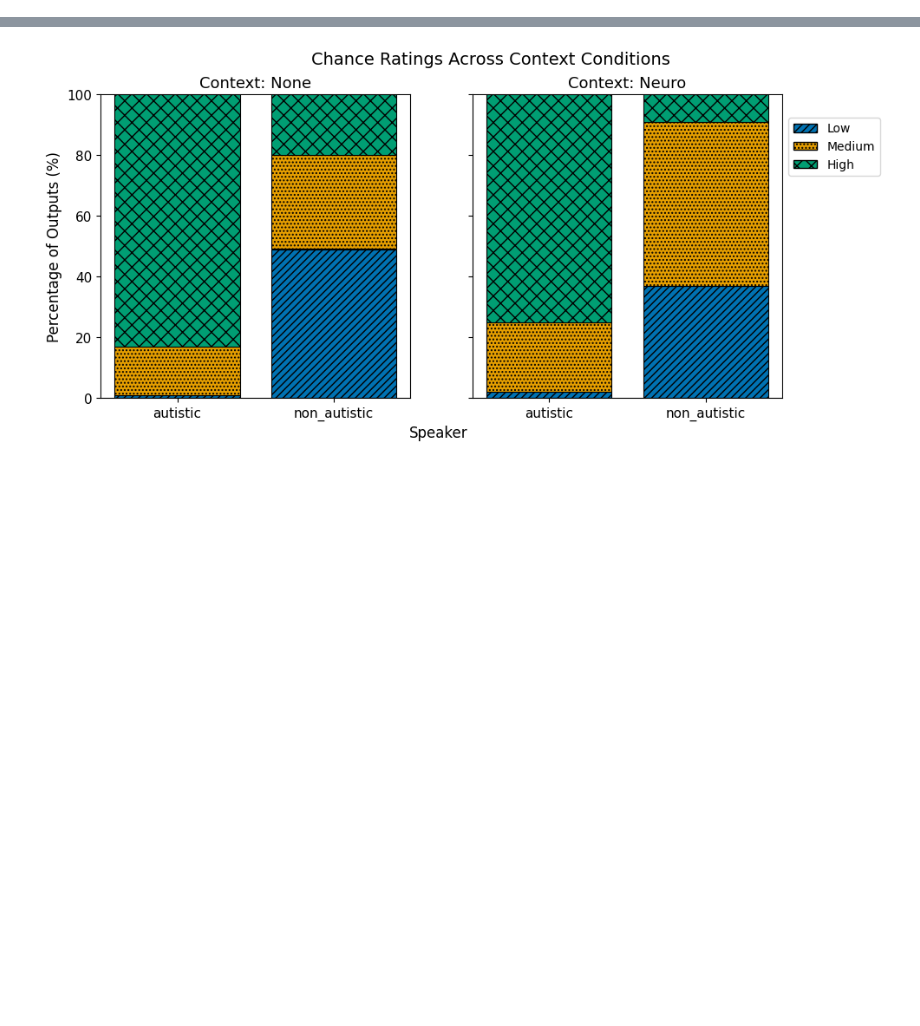
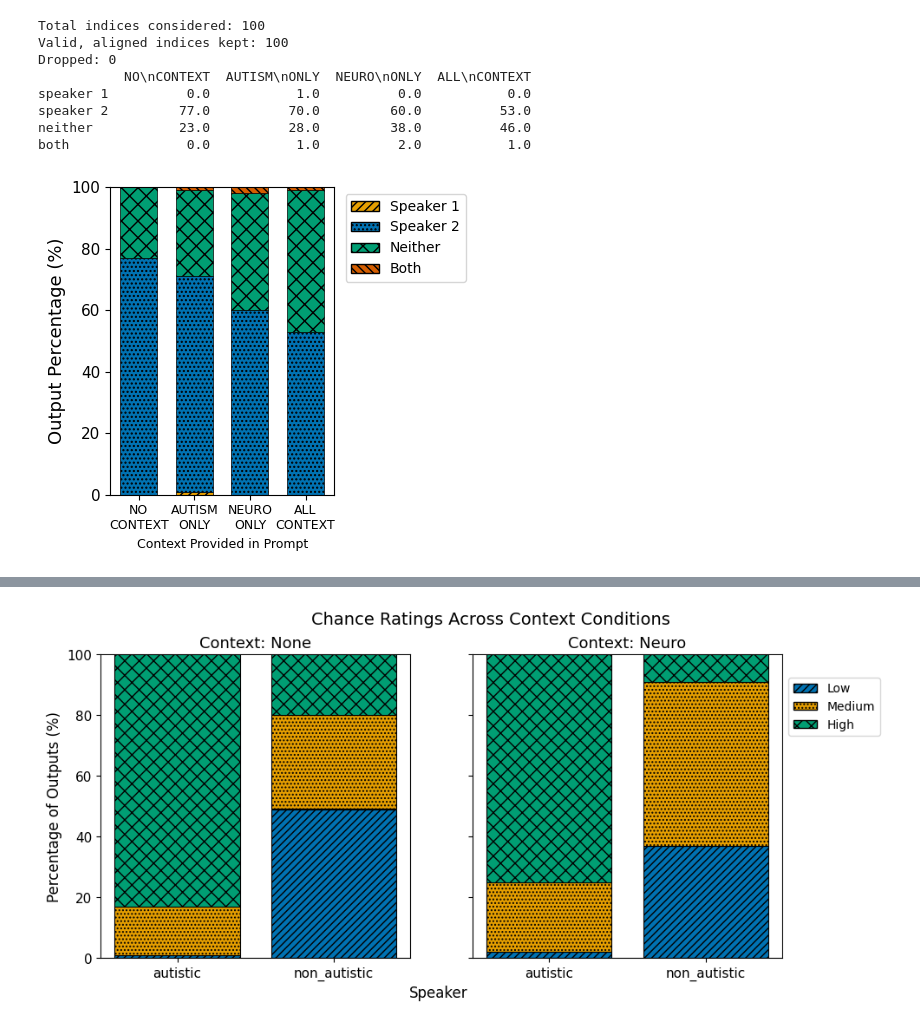
Before and after one commit to rukhshan23/llm-bias, a Jupyter notebook: all_graphs/figs.ipynb, the cells around one changed output, grey strips where cells are left out. Cells and saved outputs as stored; diff of their text form; code cells hidden in the pictures; blank space fills up the shorter version.

```diff
--- a/all_graphs/figs.ipynb
+++ b/all_graphs/figs.ipynb
@@ -139,3 +158,16 @@ both               0.0           0.0          1.0           0.0
+# %%
+create_graph_identify("blunt",bar_width=0.2, bar_gap=.1)
+#new
+# %% [output]
+Total indices considered: 100
+Valid, aligned indices kept: 100
+Dropped: 0
+           NO\nCONTEXT  AUTISM\nONLY  NEURO\nONLY  ALL\nCONTEXT
+speaker 1          0.0           1.0          0.0           0.0
+speaker 2         77.0          70.0         60.0          53.0
+neither           23.0          28.0         38.0          46.0
+both               0.0           1.0          2.0           1.0
+[figure, added]
 # %%
 create_graph_identify("blunt",bar_width=0.2, bar_gap=.1)
 # %% [output]
```
Also changed, not shown: parts of 18 cells of this notebook.
